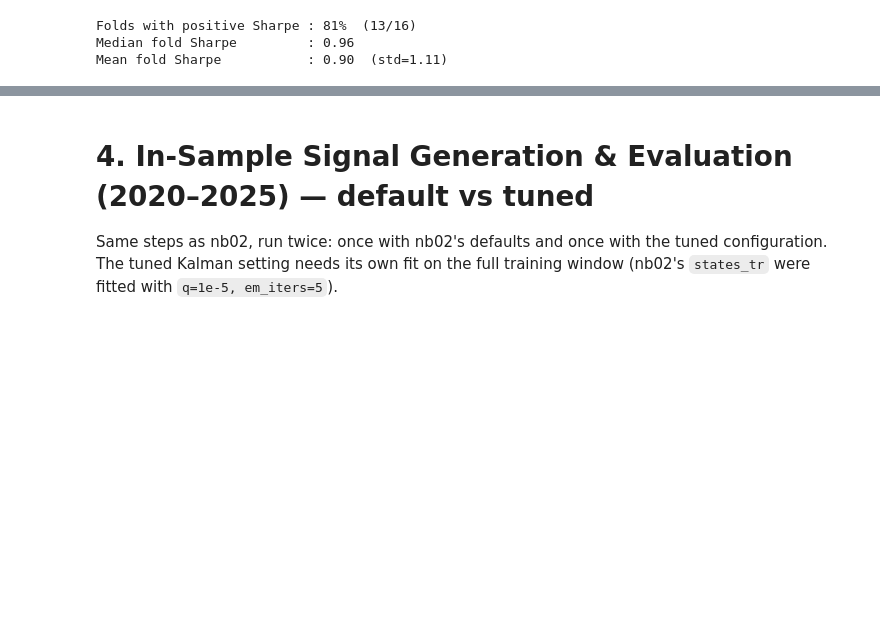
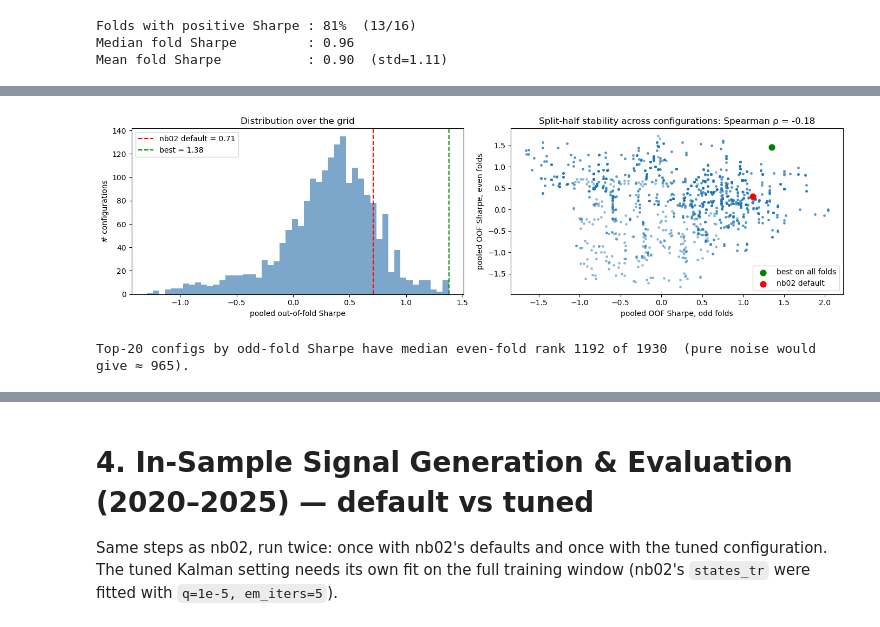
Before and after one commit to mengrenman/dynamic-hedge-pairs-trading, a Jupyter notebook: notebooks/pairs_trading_04_hyperparameter_tuning.ipynb, the cells around one changed output, grey strips where cells are left out. Drawn from its saved outputs; the diff is of its cells as text; code cells hidden in the pictures; blank space fills up the shorter version.

```diff
--- a/notebooks/pairs_trading_04_hyperparameter_tuning.ipynb
+++ b/notebooks/pairs_trading_04_hyperparameter_tuning.ipynb
@@ -869,0 +838,35 @@ NCLH/TEL            0.238 1.045         0.625 0.625         154.000 36.000
+# %%
+from scipy.stats import spearmanr
+
+fig, axes = plt.subplots(1, 2, figsize=(14, 4))
+ax = axes[0]
+ax.hist(valid[OBJECTIVE], bins=50, color="steelblue", alpha=0.7)
+ax.axvline(default_row[OBJECTIVE], color="red", ls="--", label=f"nb02 default = {default_row[OBJECTIVE]:.2f}")
+ax.axvline(valid[OBJECTIVE].iloc[0], color="green", ls="--", label=f"best = {valid[OBJECTIVE].iloc[0]:.2f}")
+ax.set_xlabel("pooled out-of-fold Sharpe"); ax.set_ylabel("# configurations"); ax.legend()
+ax.set_title("Distribution over the grid")
+
+# split-half rank stability: pooled Sharpe over the odd folds vs over the even folds
+N_, S1_, S2_ = (np.vstack(valid[c].values) for c in ("fold_n", "fold_s1", "fold_s2"))   # configs × folds
+odd  = _pooled_sharpe(N_[:, 0::2].sum(1), S1_[:, 0::2].sum(1), S2_[:, 0::2].sum(1))
+even = _pooled_sharpe(N_[:, 1::2].sum(1), S1_[:, 1::2].sum(1), S2_[:, 1::2].sum(1))
+ok = np.isfinite(odd) & np.isfinite(even)
+rho = spearmanr(odd[ok], even[ok]).correlation
+ax = axes[1]
+ax.scatter(odd[ok], even[ok], s=6, alpha=0.4)
+ax.scatter(odd[0], even[0], color="green", s=60, label="best on all folds", zorder=3)
+if default_row.name in valid.index:            # the default may have too few trades to be 'valid'
+    d_i = int(np.where(valid.index == default_row.name)[0][0])
+    ax.scatter(odd[d_i], even[d_i], color="red", s=60, label="nb02 default", zorder=3)
+ax.set_xlabel("pooled OOF Sharpe, odd folds"); ax.set_ylabel("pooled OOF Sharpe, even folds")
+ax.set_title(f"Split-half stability across configurations: Spearman ρ = {rho:.2f}"); ax.legend()
+plt.tight_layout(); plt.show()
+
+top_k = 20
+rank_even = pd.Series(even, index=valid.index).rank(ascending=False)
+print(f"Top-{top_k} configs by odd-fold Sharpe have median even-fold rank "
+      f"{rank_even.loc[valid.index[np.argsort(-odd)[:top_k]]].median():.0f} of {ok.sum()}  "
+      f"(pure noise would give ≈ {ok.sum() / 2:.0f}).")
+# %% [output]
+[figure, added]
+Top-20 configs by odd-fold Sharpe have median even-fold rank 1192 of 1930  (pure noise would give ≈ 965).
```
Also changed, not shown: parts of 26 cells of this notebook, 7 other files.
